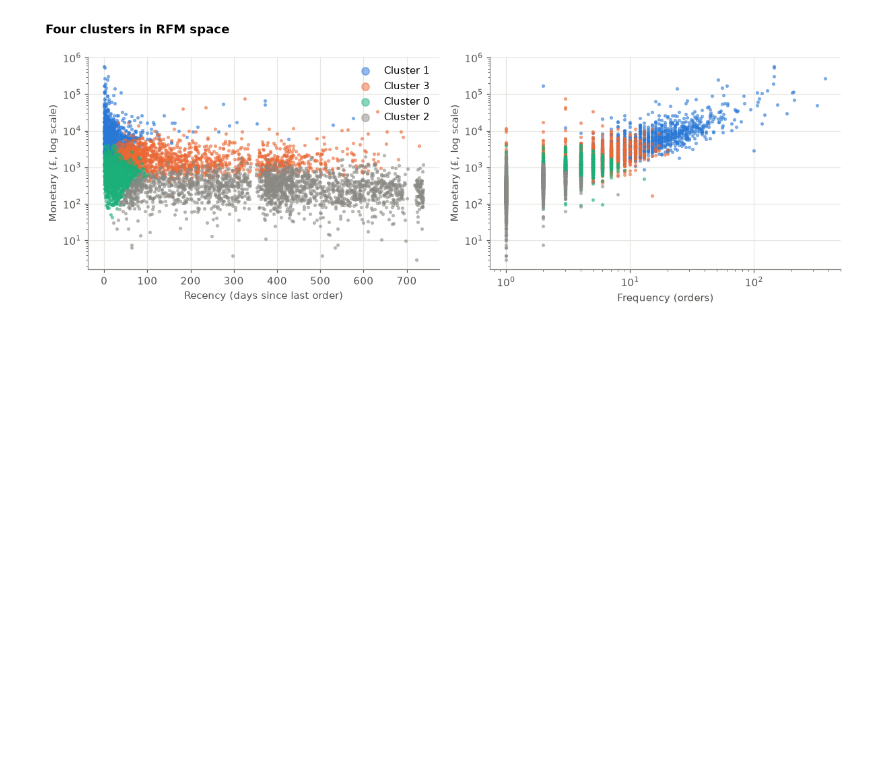
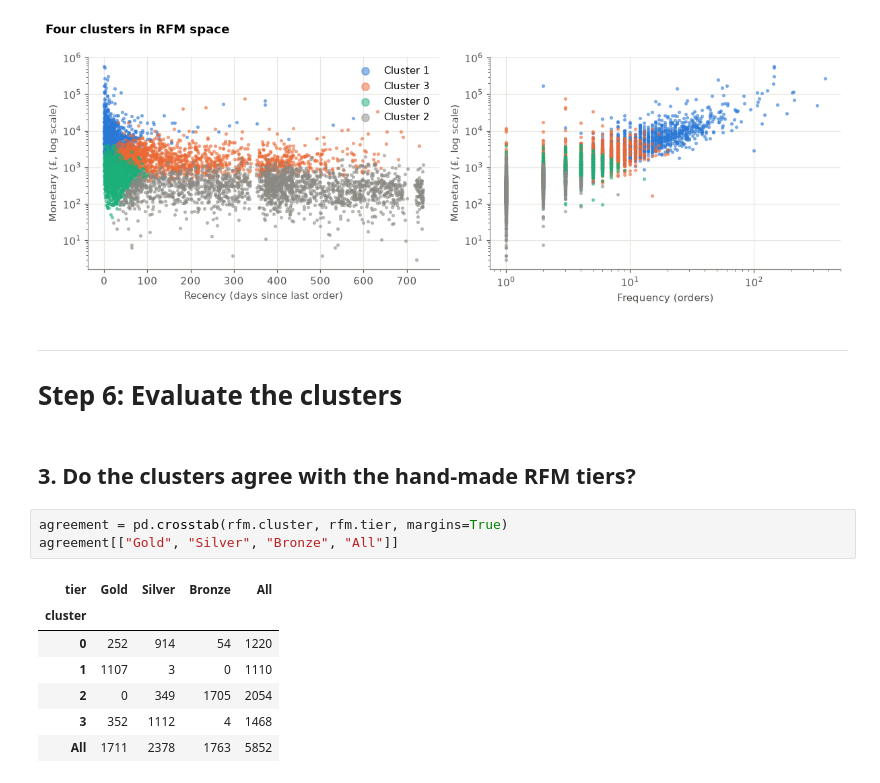
Before and after one commit to vusumuzinkosi/customer-segmentation-rfm, a Jupyter notebook: notebooks/03_kmeans.ipynb, the cells around one changed output. Cells and saved outputs as stored; diff of their text form; blank space fills up the shorter version.

```diff
--- a/notebooks/03_kmeans.ipynb
+++ b/notebooks/03_kmeans.ipynb
@@ -133,3 +133,19 @@ fig.savefig("../figures/clusters_scatter.png")
 plt.show()
 # %% [output]
 [figure]
+# %% [markdown]
+---
+# Step 6: Evaluate the clusters
+# %% [markdown]
+## 3. Do the clusters agree with the hand-made RFM tiers?
+# %%
+agreement = pd.crosstab(rfm.cluster, rfm.tier, margins=True)
+agreement[["Gold", "Silver", "Bronze", "All"]]
+# %% [output]
+| tier | Gold | Silver | Bronze | All |
+| cluster |  |  |  |  |
+| 0 | 252 | 914 | 54 | 1220 |
+| 1 | 1107 | 3 | 0 | 1110 |
+| 2 | 0 | 349 | 1705 | 2054 |
+| 3 | 352 | 1112 | 4 | 1468 |
+| All | 1711 | 2378 | 1763 | 5852 |
```
Also changed, not shown: parts of 5 cells of this notebook, 1 other file.
